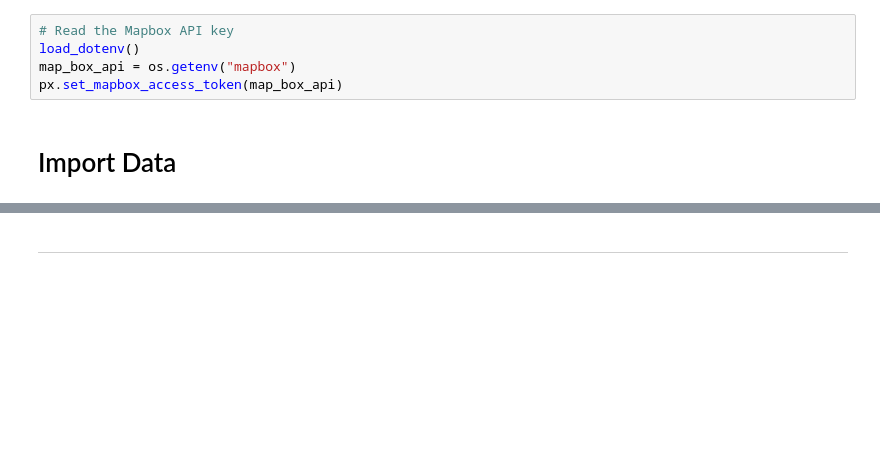
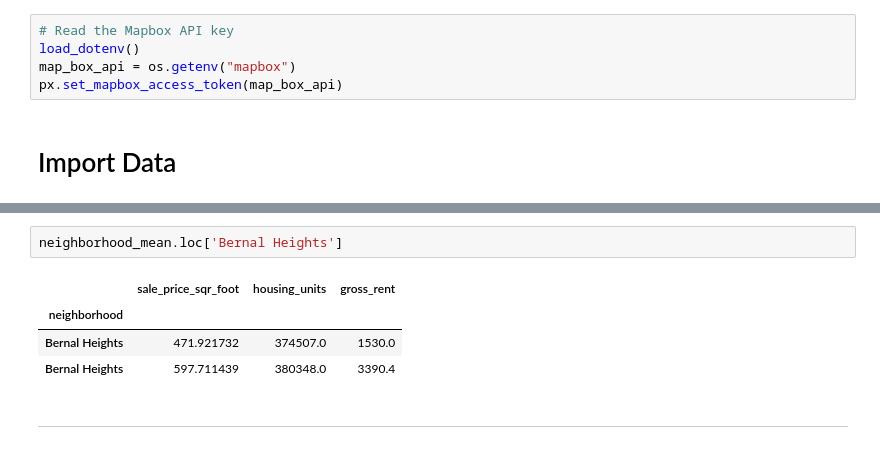
Before and after one commit to JDY320/pyviz_homework, a Jupyter notebook: dashboard.ipynb, the cells around one changed output, grey strips where cells are left out. Saved outputs shown, nothing was run; the diff lists cells and outputs as text; blank space fills up the shorter version.

```diff
--- a/dashboard.ipynb
+++ b/dashboard.ipynb
@@ -50,3 +84,10 @@ avg_ppsf_and_rent.columns = ['avg_px_sqr_foot','avg_rent']
+# %%
+neighborhood_mean.loc['Bernal Heights']
+# %% [output]
+|  | sale_price_sqr_foot | housing_units | gross_rent |
+| neighborhood |  |  |  |
+| Bernal Heights | 471.921732 | 374507.0 | 1530.0 |
+| Bernal Heights | 597.711439 | 380348.0 | 3390.4 |
 # %% [markdown]
 - - -
 # %% [markdown]
```
Also changed, not shown: parts of 27 cells of this notebook.
